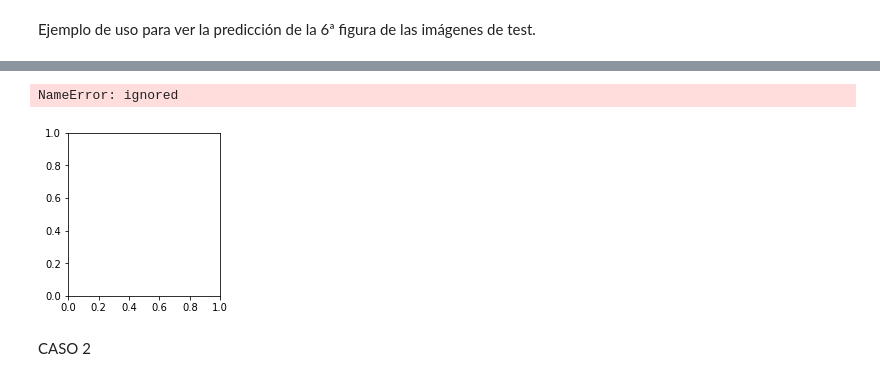
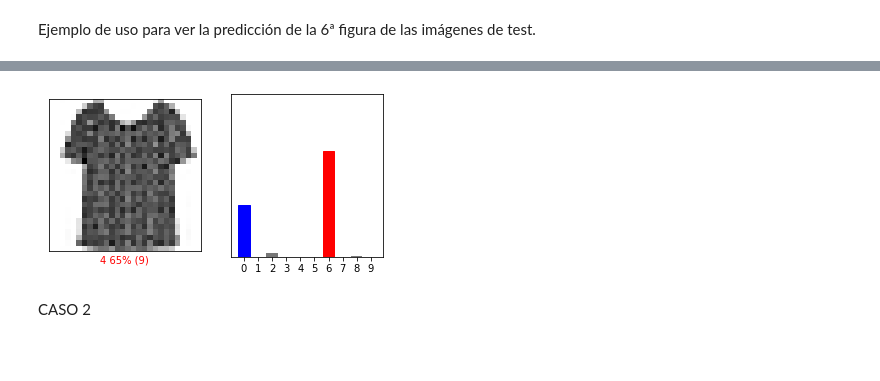
Before and after one commit to Yedramartinolmos/P1AA, a Jupyter notebook: AA_PRACTICA1_GRUPO_7.ipynb, the cells around one changed output, grey strips where cells are left out. Cells and saved outputs as stored; diff of their text form; code cells hidden in the pictures; blank space fills up the shorter version.

```diff
--- a/AA_PRACTICA1_GRUPO_7.ipynb
+++ b/AA_PRACTICA1_GRUPO_7.ipynb
@@ -174,9 +174,9 @@ def plot_image(i, predictions_array, true_label, img):
     color = 'blue'
   else:
     color = 'red'
-  pit.xlabel("{} {:2.0f}% ({})".format(class_names[predicted_label],
+  plt.xlabel("{} {:2.0f}% ({})".format(test_labels[predicted_label],
                                 100*np.max(predictions_array),
-                                class_names[true_label]),
+                                test_labels[true_label]),
                                 color=color)
 def plot_value_array(i, predictions_array, true_label):
   predictions_array, true_label = predictions_array, true_label[i]
@@ -190,3 +190,5 @@ def plot_value_array(i, predictions_array, true_label):
   thisplot[true_label].set_color('blue')
 # %% [markdown]
 Ejemplo de uso para ver la predicción de la 6ª figura de las imágenes de test.
+# %%
+predictions = network.predict(test_images)
@@ -193,14 +197,13 @@ Ejemplo de uso para ver la predicción de la 6ª figura de las imágenes de test
 # %%
 i = 0
 plt.figure(figsize=(6,3))
 plt.subplot(1,2,1)
-plot_image(i, predictions[i], test_labels, test_images)
+plot_image(1000, predictions[1000], test_labels, test_images.reshape(10000,28,28))
 plt.subplot(1,2,2)
-plot_value_array(i, predictions[i], test_labels)
+plot_value_array(1000, predictions[1000], test_labels)
 plt.show()
 # %% [output]
-NameError: ignored
-[figure, old version]
+[figure, new version]
 # %% [markdown]
 CASO 2
 # %%
```
Also changed, not shown: parts of 3 cells of this notebook.
